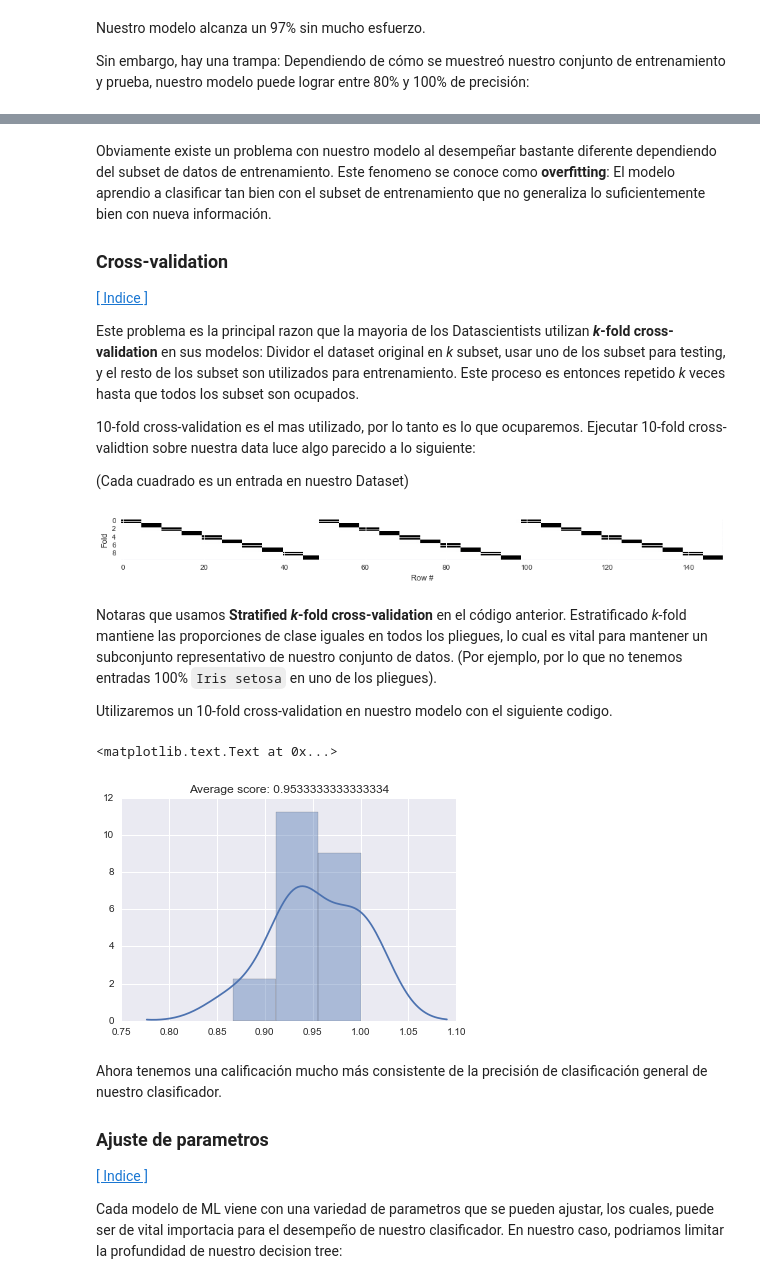
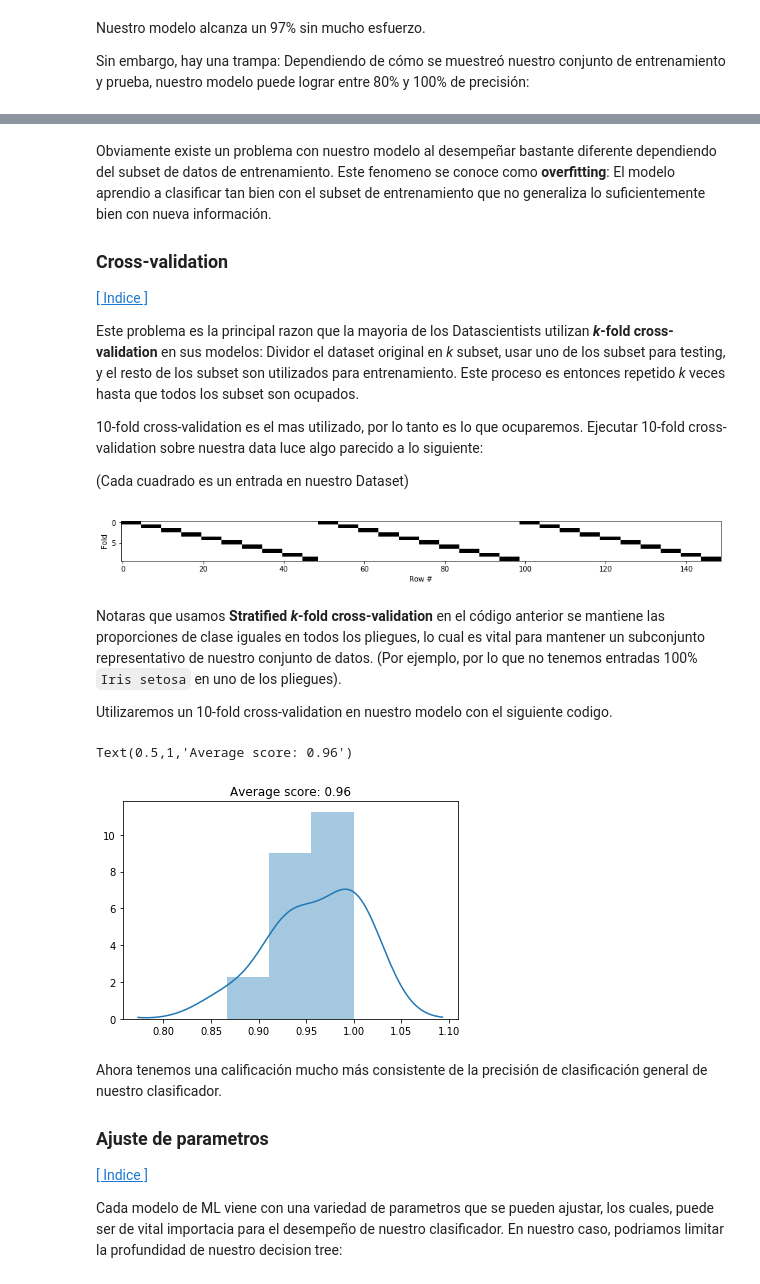
Before and after one commit to hriverap/datascience, a Jupyter notebook: tutoriales/ML Step by Step.ipynb, the cells around one changed output, grey strips where cells are left out. Drawn from its saved outputs; the diff is of its cells as text; code cells hidden in the pictures.

```diff
--- a/tutoriales/ML Step by Step.ipynb
+++ b/tutoriales/ML Step by Step.ipynb
@@ -401,7 +400,7 @@ Especialmente en conjuntos de datos dispersos como el nuestro, es fácil para lo
 
 Tenga en cuenta que una vez que dividimos los datos en un conjunto de entrenamiento y prueba, debemos tratar el conjunto de pruebas como si ya no existiera: no podemos usar ninguna información del conjunto de pruebas para construir nuestro modelo o de lo contrario estamos haciendo trampa.
 # %%
-iris_data_clean = pd.read_csv('iris-data-clean.csv')
+iris_data_clean = pd.read_csv('data/iris-data-clean.csv')
 
 all_inputs = iris_data_clean[['sepal_length_cm', 'sepal_width_cm',
                              'petal_length_cm', 'petal_width_cm']].values
@@ -487,31 +486,34 @@ Obviamente existe un problema con nuestro modelo al desempeñar bastante diferen
 
 Este problema es la principal razon que la mayoria de los Datascientists utilizan ***k*-fold cross-validation** en sus modelos: Dividor el dataset original en *k* subset, usar uno de los subset para testing, y el resto de los subset son utilizados para entrenamiento. Este proceso es entonces repetido *k* veces hasta que todos los subset son ocupados.
 
-10-fold cross-validation es el mas utilizado, por lo tanto es lo que ocuparemos. Ejecutar 10-fold cross-validtion sobre nuestra data luce algo parecido a lo siguiente:
+10-fold cross-validation es el mas utilizado, por lo tanto es lo que ocuparemos. Ejecutar 10-fold cross-validation sobre nuestra data luce algo parecido a lo siguiente:
 
 (Cada cuadrado es un entrada en nuestro Dataset)
 # %%
 import numpy as np
-from sklearn.cross_validation import StratifiedKFold
+#from sklearn.cross_validation import StratifiedKFold
+from sklearn.model_selection import StratifiedKFold
 
 def plot_cv(cv, n_samples):
     masks = []
     for train, test in cv:
         mask = np.zeros(n_samples, dtype=bool)
         mask[test] = 1
         masks.append(mask)
 
     plt.figure(figsize=(15, 15))
-    plt.imshow(masks, interpolation='none')
+    plt.imshow(masks, interpolation='none', cmap='gray_r')
     plt.ylabel('Fold')
     plt.xlabel('Row #')
 
 
-plot_cv(StratifiedKFold(all_classes, n_folds=10), len(all_classes))
+skf = StratifiedKFold(n_splits=10)
+
+plot_cv(skf.split(all_inputs, all_classes), len(all_classes))
 # %% [output]
-[figure, old version]
+[figure, new version]
 # %% [markdown]
-Notaras que usamos **Stratified *k*-fold cross-validation** en el código anterior. Estratificado *k*-fold mantiene las proporciones de clase iguales en todos los pliegues, lo cual es vital para mantener un subconjunto representativo de nuestro conjunto de datos. (Por ejemplo, por lo que no tenemos entradas 100% `Iris setosa` en uno de los pliegues).
+Notaras que usamos **Stratified *k*-fold cross-validation** en el código anterior se mantiene las proporciones de clase iguales en todos los pliegues, lo cual es vital para mantener un subconjunto representativo de nuestro conjunto de datos. (Por ejemplo, por lo que no tenemos entradas 100% `Iris setosa` en uno de los pliegues).
 
 Utilizaremos un 10-fold cross-validation en nuestro modelo con el siguiente codigo.
 # %%
@@ -526,8 +528,8 @@ cv_scores = cross_val_score(decision_tree_classifier, all_inputs, all_classes, c
 sns.distplot(cv_scores)
 plt.title('Average score: {}'.format(np.mean(cv_scores)))
 # %% [output]
-<matplotlib.text.Text at 0x...>
+Text(0.5,1,'Average score: 0.96')
-[figure, old version]
+[figure, new version]
 # %% [markdown]
 Ahora tenemos una calificación mucho más consistente de la precisión de clasificación general de nuestro clasificador.
 
```
Also changed, not shown: parts of 34 cells of this notebook.
